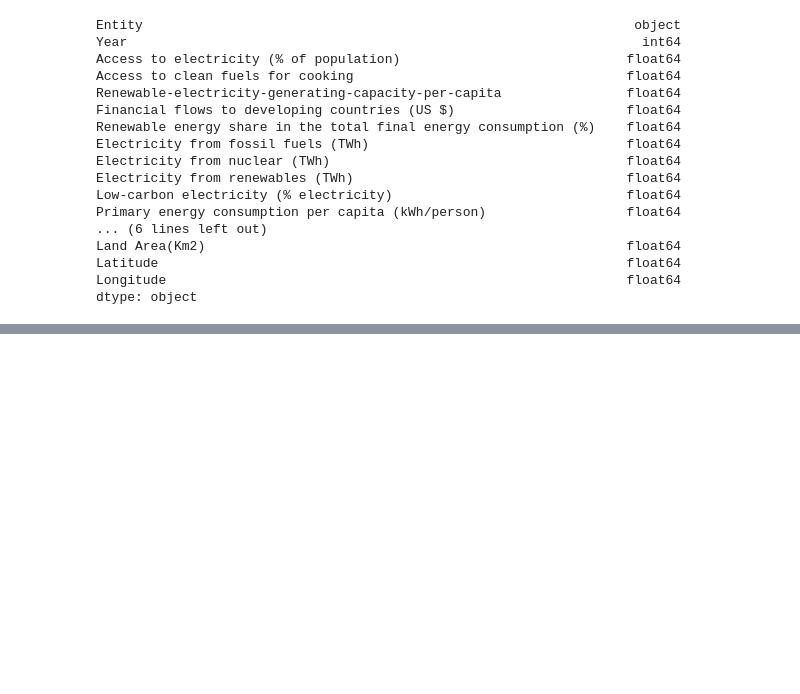
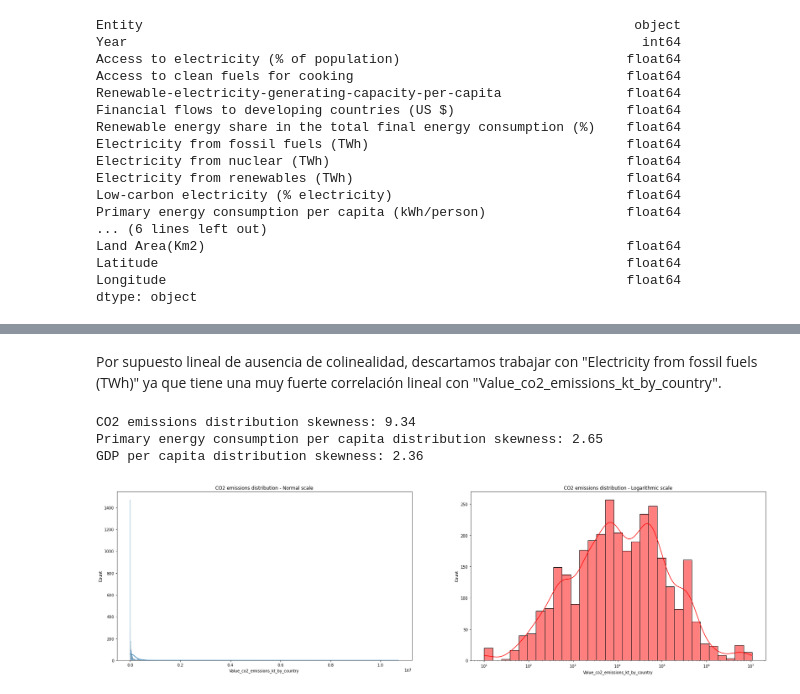
Before and after one commit to perezmillanr/tp_final_analisis_de_datos, a Jupyter notebook: TP.ipynb, the cells around one changed output, grey strips where cells are left out. Drawn from its saved outputs; the diff is of its cells as text; code cells hidden in the pictures; blank space fills up the shorter version.

```diff
--- a/TP.ipynb
+++ b/TP.ipynb
@@ -128,0 +126,25 @@ plt.show()
+# %% [markdown]
+Por supuesto lineal de ausencia de colinealidad, descartamos trabajar con "Electricity from fossil fuels (TWh)" ya que tiene una muy fuerte correlación lineal con "Value_co2_emissions_kt_by_country".
+# %%
+# checking distributions' skewness
+
+print(f'CO2 emissions distribution skewness: {df.Value_co2_emissions_kt_by_country.skew():.2f}')
+print(f'Primary energy consumption per capita distribution skewness: {df.loc[:,"Primary energy consumption per capita (kWh/person)"].skew():.2f}')
+print(f'GDP per capita distribution skewness: {df.gdp_per_capita.skew():.2f}')
+# %% [output]
+CO2 emissions distribution skewness: 9.34
+Primary energy consumption per capita distribution skewness: 2.65
+GDP per capita distribution skewness: 2.36
+# %%
+# plotting Value_co2_emissions_kt_by_country distribution in both normal scale and log-scale
+
+fig, axes = plt.subplots(nrows= 1, ncols= 2,figsize=(30,8))
+
+sns.histplot(x= df.Value_co2_emissions_kt_by_country, kde= True, log_scale= False, ax=axes[0])
+sns.histplot(x= df.Value_co2_emissions_kt_by_country, color='red', kde= True, log_scale= True, ax=axes[1])
+axes[0].set_title('CO2 emissions distribution - Normal scale')
+axes[1].set_title('CO2 emissions distribution - Logarithmic scale')
+
+plt.show()
+# %% [output]
+[figure, added]
```
Also changed, not shown: parts of 21 cells of this notebook.
